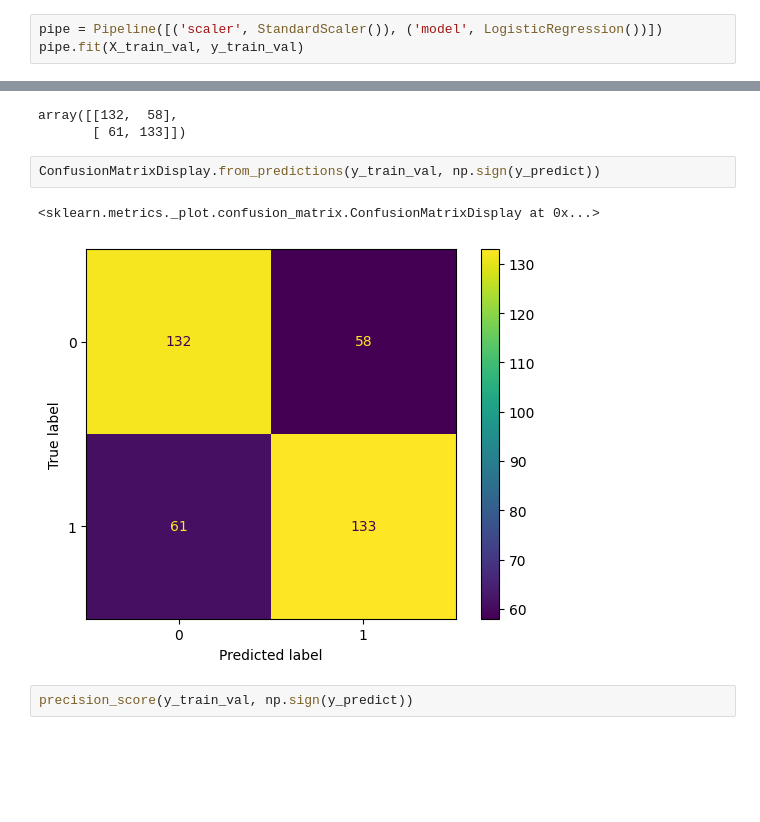
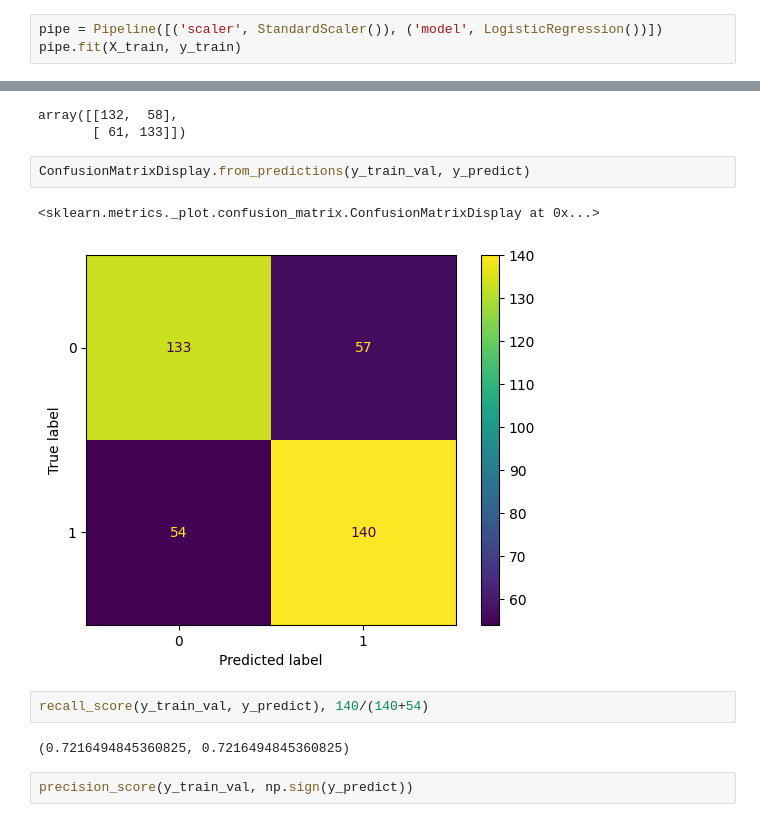
Before and after one commit to anton-selitskiy/RIT_ML, a Jupyter notebook: Lecture14.ipynb, the cells around one changed output, grey strips where cells are left out. Drawn from its saved outputs; the diff is of its cells as text; blank space fills up the shorter version.

```diff
--- a/Lecture14.ipynb
+++ b/Lecture14.ipynb
@@ -65,7 +65,7 @@ from sklearn.linear_model import LogisticRegression
 from sklearn.pipeline import Pipeline
 # %%
 pipe = Pipeline([('scaler', StandardScaler()), ('model', LogisticRegression())])
-pipe.fit(X_train_val, y_train_val)
+pipe.fit(X_train, y_train)
 # %% [output]
 Pipeline(steps=[('scaler', StandardScaler()), ('model', LogisticRegression())])
 # %%
@@ -116,10 +135,14 @@ CM
 array([[132,  58],
        [ 61, 133]])
 # %%
-ConfusionMatrixDisplay.from_predictions(y_train_val, np.sign(y_predict))
+ConfusionMatrixDisplay.from_predictions(y_train_val, y_predict)
 # %% [output]
 <sklearn.metrics._plot.confusion_matrix.ConfusionMatrixDisplay at 0x...>
-[figure, old version]
+[figure, new version]
+# %%
+recall_score(y_train_val, y_predict), 140/(140+54)
+# %% [output]
+(0.7216494845360825, 0.7216494845360825)
 # %%
 precision_score(y_train_val, np.sign(y_predict))
 # %% [output]
```
Also changed, not shown: parts of 6 cells of this notebook.
